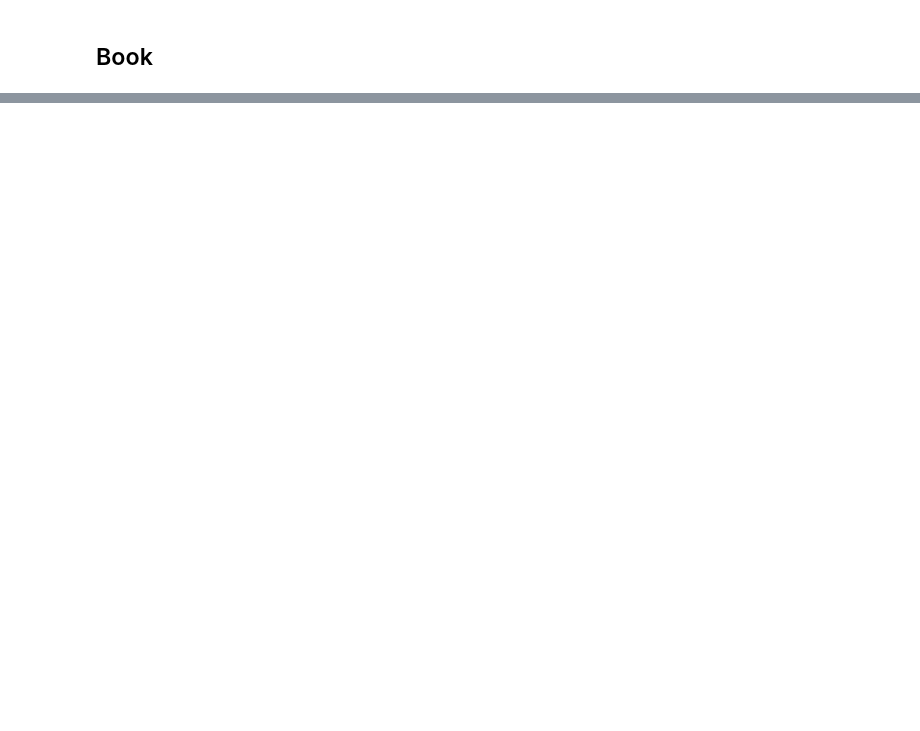
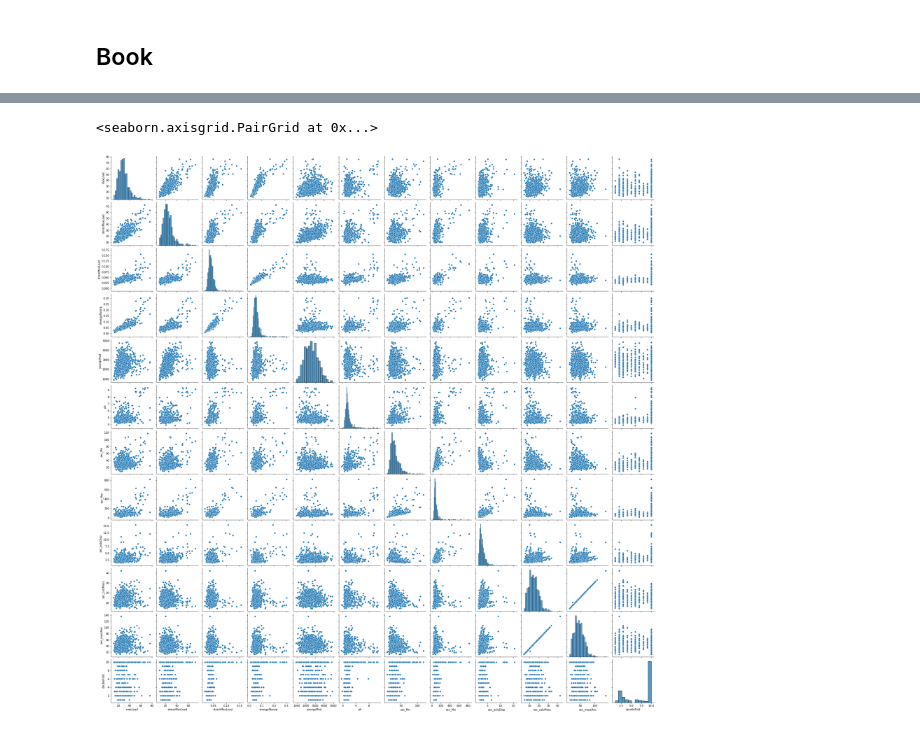
Before and after one commit to hujingc/umsi_loc_anc, a Jupyter notebook: loading_views.ipynb, the cells around one changed output, grey strips where cells are left out. Drawn from its saved outputs; the diff is of its cells as text; code cells hidden in the pictures; blank space fills up the shorter version.

```diff
--- a/loading_views.ipynb
+++ b/loading_views.ipynb
@@ -170,0 +304,5 @@ Name: doubleFold, dtype: float64
+# %%
+sns.pairplot(numeric_data)
+# %% [output]
+<seaborn.axisgrid.PairGrid at 0x...>
+[figure, added]
```
Also changed, not shown: parts of 18 cells of this notebook, 1 other file.
